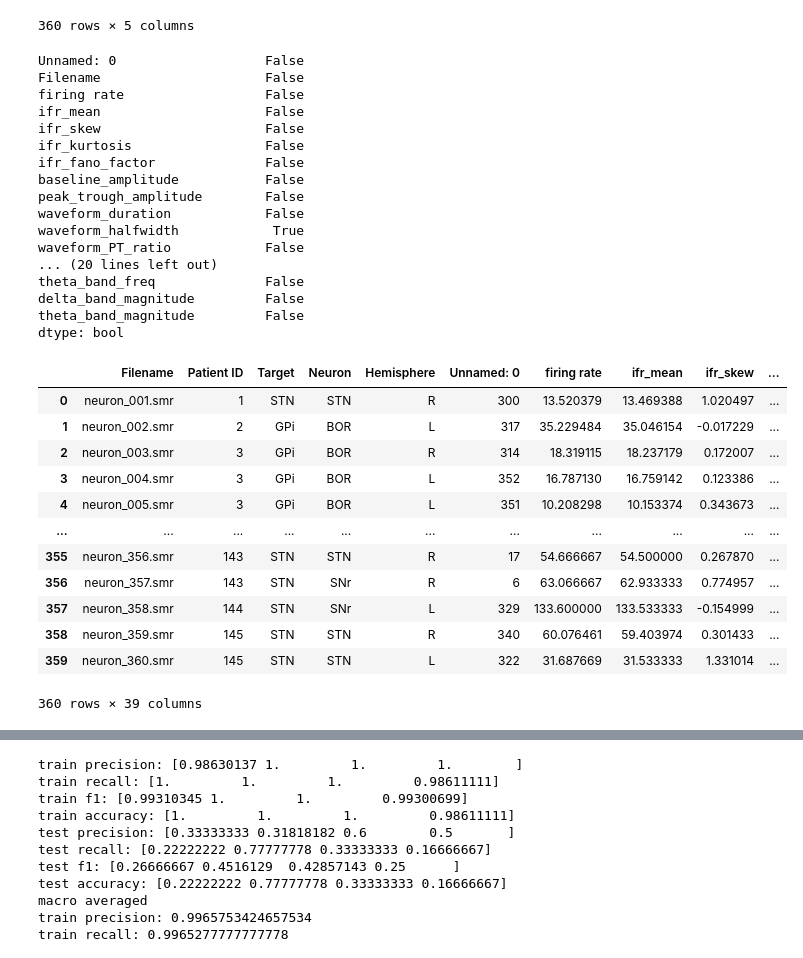
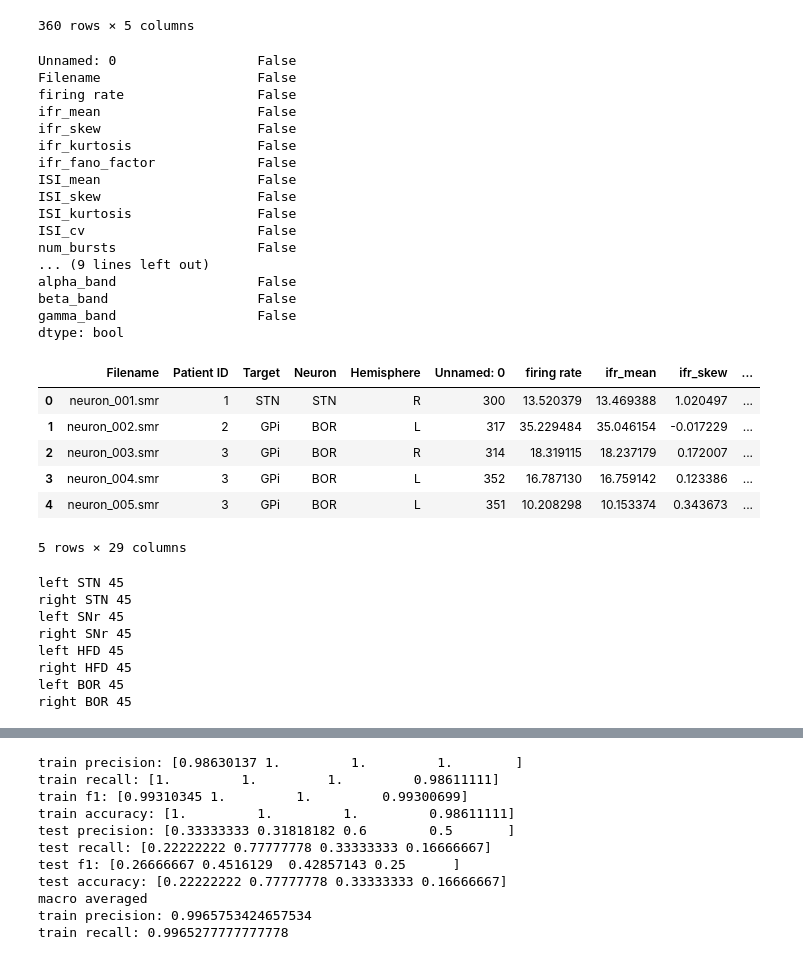
Before and after one commit to jazlynntan/BME1500H_group5, a Jupyter notebook: ModelTraining.ipynb, the cells around one changed output, grey strips where cells are left out. Saved outputs shown, nothing was run; the diff lists cells and outputs as text; code cells hidden in the pictures.

```diff
--- a/ModelTraining.ipynb
+++ b/ModelTraining.ipynb
@@ -138,42 +100,60 @@ metadata
 | 359 | neuron_360.smr | 145 | STN | STN | L |
 360 rows × 5 columns
 # %%
-results_df = pd.read_csv('ExtractedFeatures_v2.csv')
+results_df = pd.read_csv('ExtractedFeatures_v3.csv')
 
 print(results_df.isnull().any())
 results_df.fillna(0,inplace=True)
 
 combined_data = pd.merge(metadata, results_df,on='Filename')
-combined_data
+combined_data['type'] = combined_data['Neuron'] + '_' + combined_data['Hemisphere']
+combined_data.head()
 # %% [output]
-Unnamed: 0                   False
-Filename                     False
-firing rate                  False
-ifr_mean                     False
-ifr_skew                     False
-ifr_kurtosis                 False
-ifr_fano_factor              False
-baseline_amplitude           False
-peak_trough_amplitude        False
-waveform_duration            False
-waveform_halfwidth            True
-waveform_PT_ratio            False
-... (20 lines left out)
-theta_band_freq              False
-delta_band_magnitude         False
-theta_band_magnitude         False
+Unnamed: 0                  False
+Filename                    False
+firing rate                 False
+ifr_mean                    False
+ifr_skew                    False
+ifr_kurtosis                False
+ifr_fano_factor             False
+ISI_mean                    False
+ISI_skew                    False
+ISI_kurtosis                False
+ISI_cv                      False
+num_bursts                  False
+... (9 lines left out)
+alpha_band                  False
+beta_band                   False
+gamma_band                  False
 dtype: bool
 |  | Filename | Patient ID | Target | Neuron | Hemisphere | Unnamed: 0 | firing rate | ifr_mean | ifr_skew | ... |
 | 0 | neuron_001.smr | 1 | STN | STN | R | 300 | 13.520379 | 13.469388 | 1.020497 | ... |
 | 1 | neuron_002.smr | 2 | GPi | BOR | L | 317 | 35.229484 | 35.046154 | -0.017229 | ... |
 | 2 | neuron_003.smr | 3 | GPi | BOR | R | 314 | 18.319115 | 18.237179 | 0.172007 | ... |
 | 3 | neuron_004.smr | 3 | GPi | BOR | L | 352 | 16.787130 | 16.759142 | 0.123386 | ... |
 | 4 | neuron_005.smr | 3 | GPi | BOR | L | 351 | 10.208298 | 10.153374 | 0.343673 | ... |
-| ... | ... | ... | ... | ... | ... | ... | ... | ... | ... | ... |
-| 355 | neuron_356.smr | 143 | STN | STN | R | 17 | 54.666667 | 54.500000 | 0.267870 | ... |
-| 356 | neuron_357.smr | 143 | STN | SNr | R | 6 | 63.066667 | 62.933333 | 0.774957 | ... |
-| 357 | neuron_358.smr | 144 | STN | SNr | L | 329 | 133.600000 | 133.533333 | -0.154999 | ... |
-| 358 | neuron_359.smr | 145 | STN | STN | R | 340 | 60.076461 | 59.403974 | 0.301433 | ... |
-| 359 | neuron_360.smr | 145 | STN | STN | L | 322 | 31.687669 | 31.533333 | 1.331014 | ... |
-360 rows × 39 columns
+5 rows × 29 columns
+# %%
+subset_left_STN = combined_data.loc[(combined_data['Hemisphere']=='L') & (combined_data['Target']=='STN')]
+subset_left_GPi = combined_data.loc[(combined_data['Hemisphere']=='L') & (combined_data['Target']=='GPi')]
+subset_right_STN = combined_data.loc[(combined_data['Hemisphere']=='R') & (combined_data['Target']=='STN')]
+subset_right_GPi = combined_data.loc[(combined_data['Hemisphere']=='R') & (combined_data['Target']=='GPi')]
+
+print('left STN', len(combined_data.loc[(combined_data['Hemisphere']=='L') & (combined_data['Neuron']=='STN')]))
+print('right STN', len(combined_data.loc[(combined_data['Hemisphere']=='R') & (combined_data['Neuron']=='STN')]))
+print('left SNr', len(combined_data.loc[(combined_data['Hemisphere']=='L') & (combined_data['Neuron']=='SNr')]))
+print('right SNr', len(combined_data.loc[(combined_data['Hemisphere']=='R') & (combined_data['Neuron']=='SNr')]))
+print('left HFD', len(combined_data.loc[(combined_data['Hemisphere']=='L') & (combined_data['Neuron']=='HFD')]))
+print('right HFD', len(combined_data.loc[(combined_data['Hemisphere']=='R') & (combined_data['Neuron']=='HFD')]))
+print('left BOR', len(combined_data.loc[(combined_data['Hemisphere']=='L') & (combined_data['Neuron']=='BOR')]))
+print('right BOR', len(combined_data.loc[(combined_data['Hemisphere']=='R') & (combined_data['Neuron']=='BOR')]))
+# %% [output]
+left STN 45
+right STN 45
+left SNr 45
+right SNr 45
+left HFD 45
+right HFD 45
+left BOR 45
+right BOR 45
 # %%
```
Also changed, not shown: parts of 30 cells of this notebook, 22 other files.
